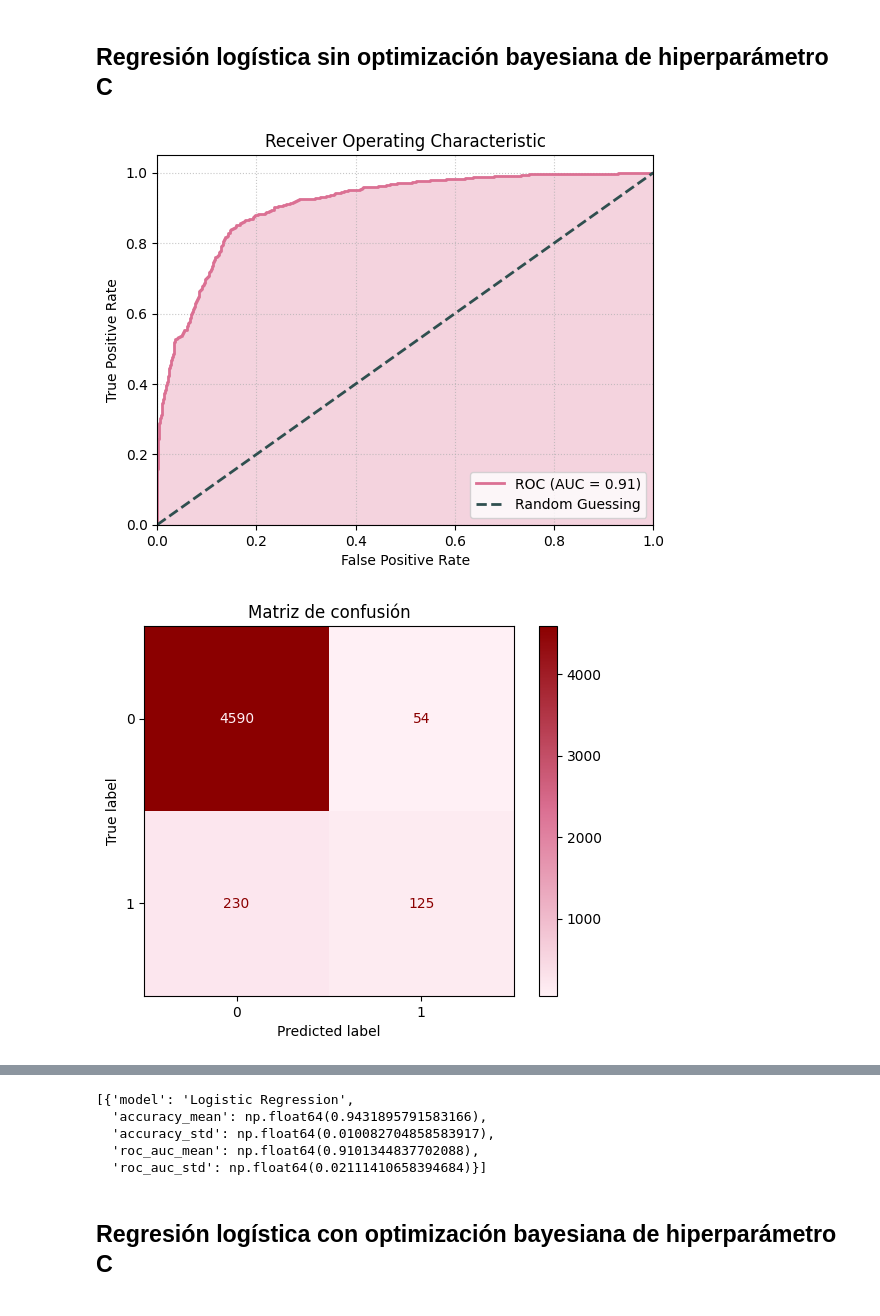
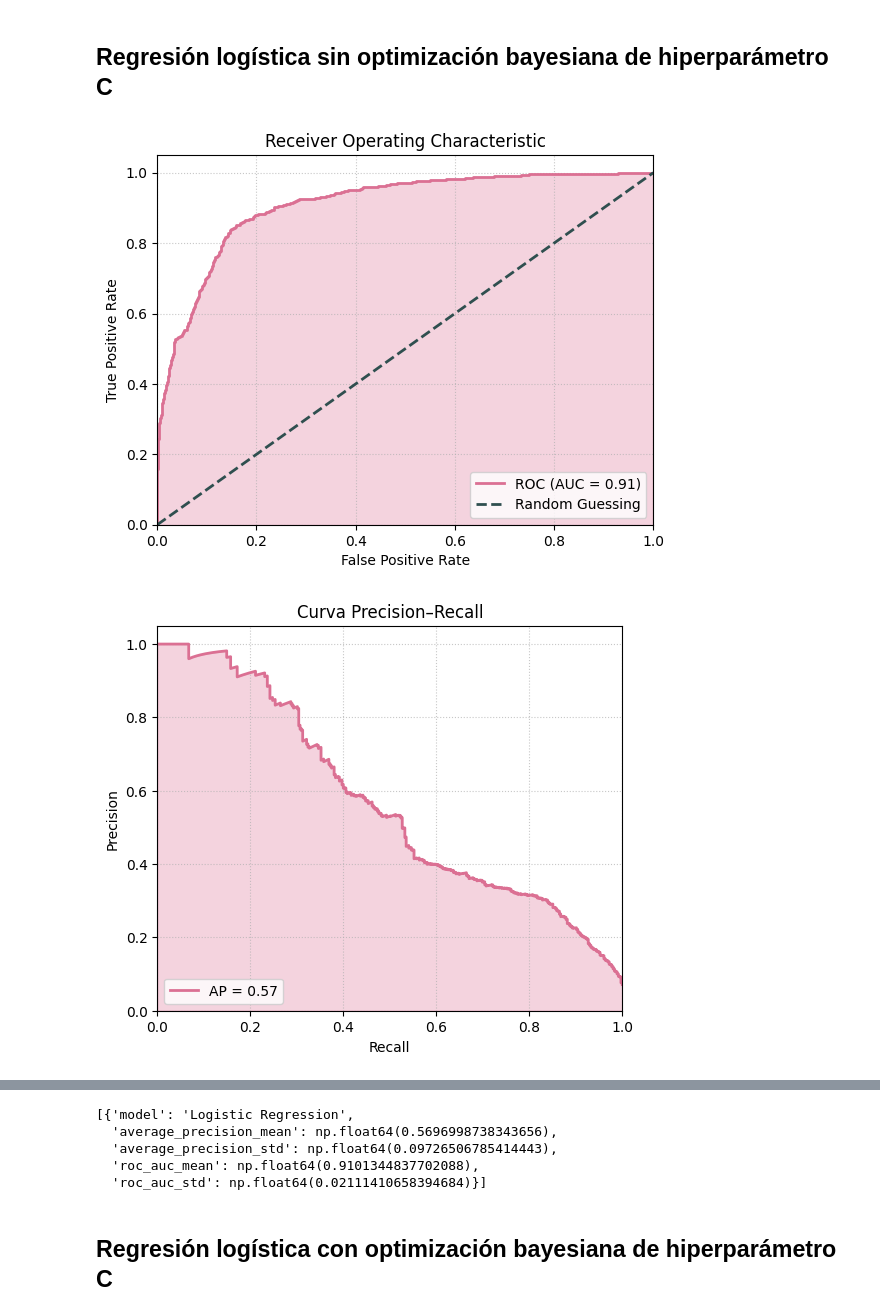
Before and after one commit to AnaSofiaHinojosa/Proyecto2LabAprEstadistico, a Jupyter notebook: reporte.ipynb, the cells around one changed output, grey strips where cells are left out. Drawn from its saved outputs; the diff is of its cells as text; code cells hidden in the pictures.

```diff
--- a/reporte.ipynb
+++ b/reporte.ipynb
@@ -655,8 +702,8 @@ X_scaled
 # %%
 kfolds = KFold(n_splits=10, shuffle=True, random_state=42)
 
-_, results = regresion_logistica(X_scaled, y, kfolds, C=1.0, plot=True)
+_, _, results = regresion_logistica(X_scaled, y, kfolds, C=1.0, plot=True)
 results
 # %% [output]
 [figure]
-[figure, old version]
+[figure, new version]
@@ -663,6 +711,6 @@ results
 [{'model': 'Logistic Regression',
-  'accuracy_mean': np.float64(0.9431895791583166),
-  'accuracy_std': np.float64(0.010082704858583917),
+  'average_precision_mean': np.float64(0.5696998738343656),
+  'average_precision_std': np.float64(0.09726506785414443),
   'roc_auc_mean': np.float64(0.9101344837702088),
   'roc_auc_std': np.float64(0.02111410658394684)}]
 # %% [markdown]
```
Also changed, not shown: parts of 12 cells of this notebook.
